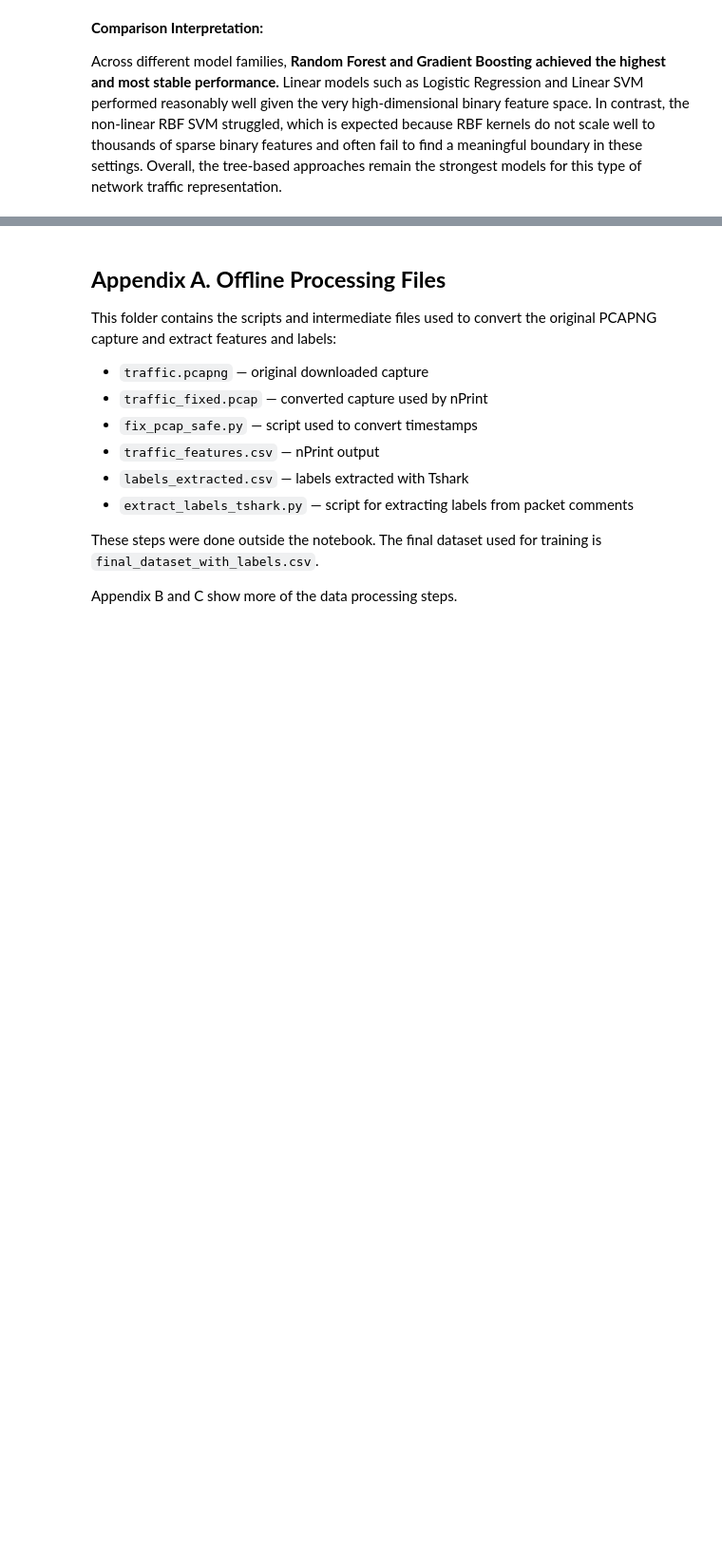
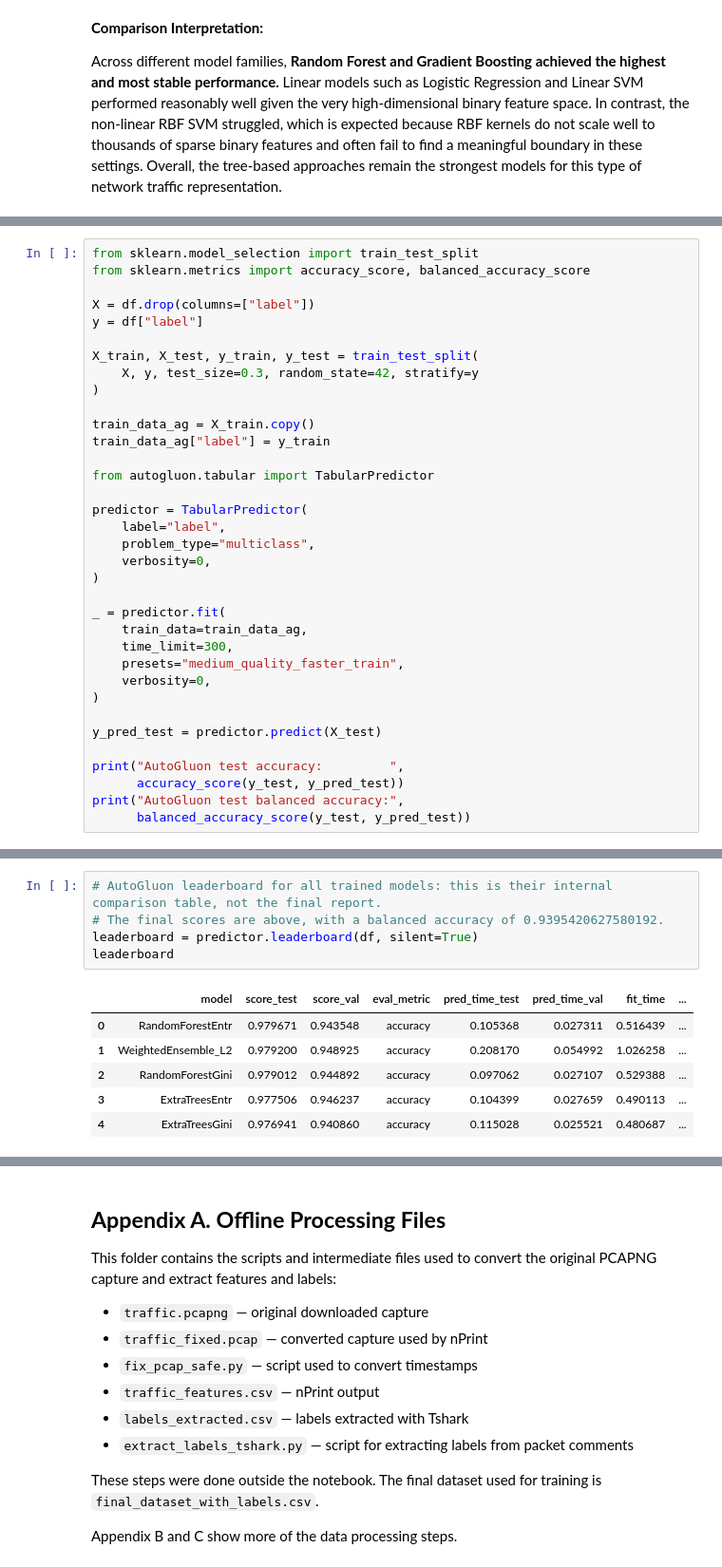
Before and after one commit to noise-course/course-project-chrislowzhengxi, a Jupyter notebook: final/final_notebook.ipynb, the cells around one changed output, grey strips where cells are left out. Shown at 95% size. Cells and saved outputs as stored; diff of their text form; blank space fills up the shorter version.

Commit message:
Added Autogluon to notebook

```diff
--- a/final/final_notebook.ipynb
+++ b/final/final_notebook.ipynb
@@ -394,0 +408,35 @@ Across different model families, **Random Forest and Gradient Boosting achieved
+# %%
+from sklearn.model_selection import train_test_split
+from sklearn.metrics import accuracy_score, balanced_accuracy_score
+
+X = df.drop(columns=["label"])
+y = df["label"]
+
+X_train, X_test, y_train, y_test = train_test_split(
+    X, y, test_size=0.3, random_state=42, stratify=y
+)
+
+train_data_ag = X_train.copy()
+train_data_ag["label"] = y_train
+
+from autogluon.tabular import TabularPredictor
+
+predictor = TabularPredictor(
+    label="label",
+    problem_type="multiclass",
+    verbosity=0,
+)
+
+_ = predictor.fit(
+    train_data=train_data_ag,
+    time_limit=300,
+    presets="medium_quality_faster_train",
+    verbosity=0,
+)
+
+y_pred_test = predictor.predict(X_test)
+
+print("AutoGluon test accuracy:         ",
+      accuracy_score(y_test, y_pred_test))
+print("AutoGluon test balanced accuracy:",
+      balanced_accuracy_score(y_test, y_pred_test))
@@ -395,3 +463,15 @@ Across different model families, **Random Forest and Gradient Boosting achieved
+# %%
+# AutoGluon leaderboard for all trained models: this is their internal comparison table, not the final report.
+# The final scores are above, with a balanced accuracy of 0.9395420627580192.
+leaderboard = predictor.leaderboard(df, silent=True)
+leaderboard
+# %% [output]
+|  | model | score_test | score_val | eval_metric | pred_time_test | pred_time_val | fit_time | ... |
+| 0 | RandomForestEntr | 0.979671 | 0.943548 | accuracy | 0.105368 | 0.027311 | 0.516439 | ... |
+| 1 | WeightedEnsemble_L2 | 0.979200 | 0.948925 | accuracy | 0.208170 | 0.054992 | 1.026258 | ... |
+| 2 | RandomForestGini | 0.979012 | 0.944892 | accuracy | 0.097062 | 0.027107 | 0.529388 | ... |
+| 3 | ExtraTreesEntr | 0.977506 | 0.946237 | accuracy | 0.104399 | 0.027659 | 0.490113 | ... |
+| 4 | ExtraTreesGini | 0.976941 | 0.940860 | accuracy | 0.115028 | 0.025521 | 0.480687 | ... |
 # %% [markdown]
 ## **Conclusion**
 
```
Also changed, not shown: parts of 4 cells of this notebook, 2 other files.
